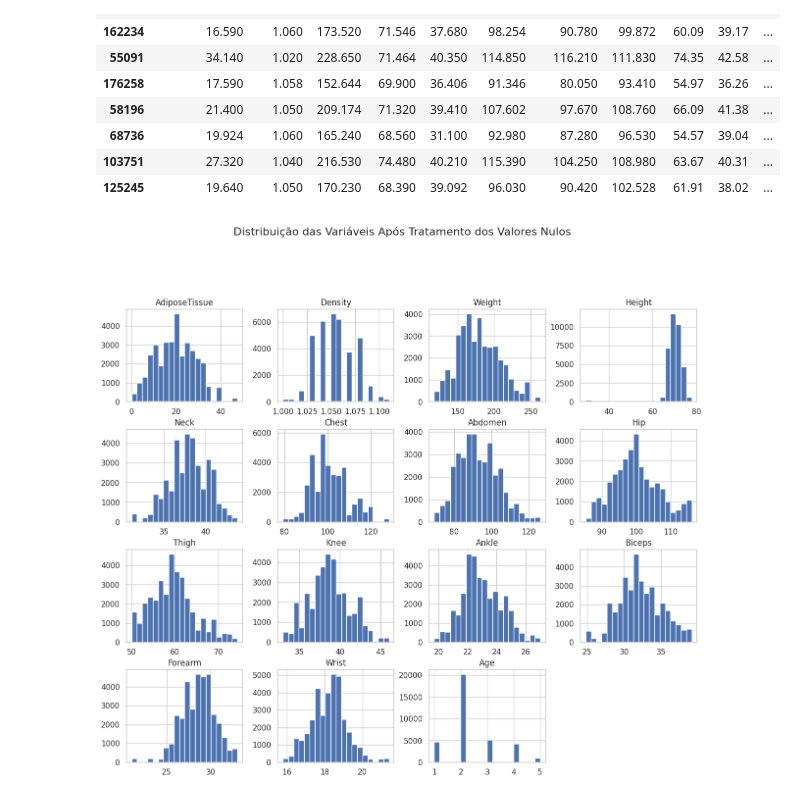
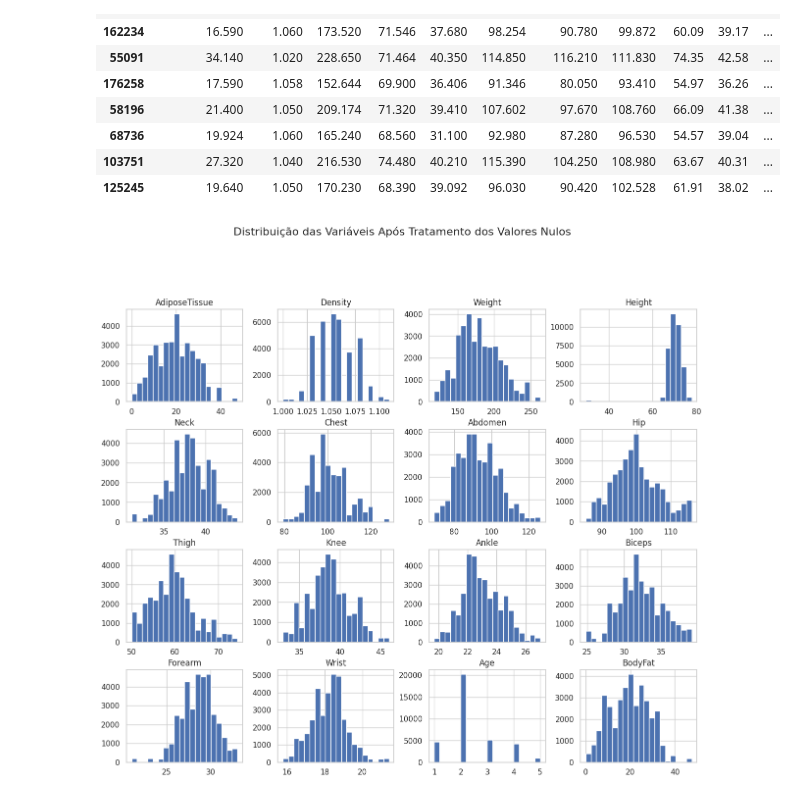
Before and after one commit to marynepatricia/body-fat-prediction-regression, a Jupyter notebook: main.ipynb, the cells around one changed output. Drawn from its saved outputs; the diff is of its cells as text; code cells hidden in the pictures.

```diff
--- a/main.ipynb
+++ b/main.ipynb
@@ -203,6 +207,7 @@ df_final['Age'] = df_final['Age'].replace(0, np.nan)
 # Removendo a coluna alvo dos conjuntos de treino e teste.
 
 X_final = df_final.drop(columns=['BodyFat'])
+y_final = df_final['BodyFat']
 
 # Normalizar para atribuir os mesmos pesos a todas as variáveis
 
@@ -223,6 +228,8 @@ df_limpo = pd.DataFrame(scaler.inverse_transform(X_final_imputed),
 
 df_limpo['Age'] = df_limpo['Age'].round().astype(int)
 
+df_analise = pd.concat([df_limpo, y_final], axis=1)
+
 print(df_limpo['Age'].unique())
 # %% [output]
 [1 2 4 3 5]
@@ -243,9 +250,10 @@ df_limpo.head(10)
 # %%
 # Analisando a distribuição das variáveis após o tratamento dos valores nulos
 
 sns.set(style="whitegrid")
-df_limpo.hist(bins=20, figsize=(15, 12))
+df_analise.hist(bins=20, figsize=(15, 12))
 plt.suptitle('Distribuição das Variáveis Após Tratamento dos Valores Nulos', y=1.02, size=16)
+
 plt.show()
 # %% [output]
-[figure, old version]
+[figure, new version]
```
Also changed, not shown: parts of 24 cells of this notebook.
